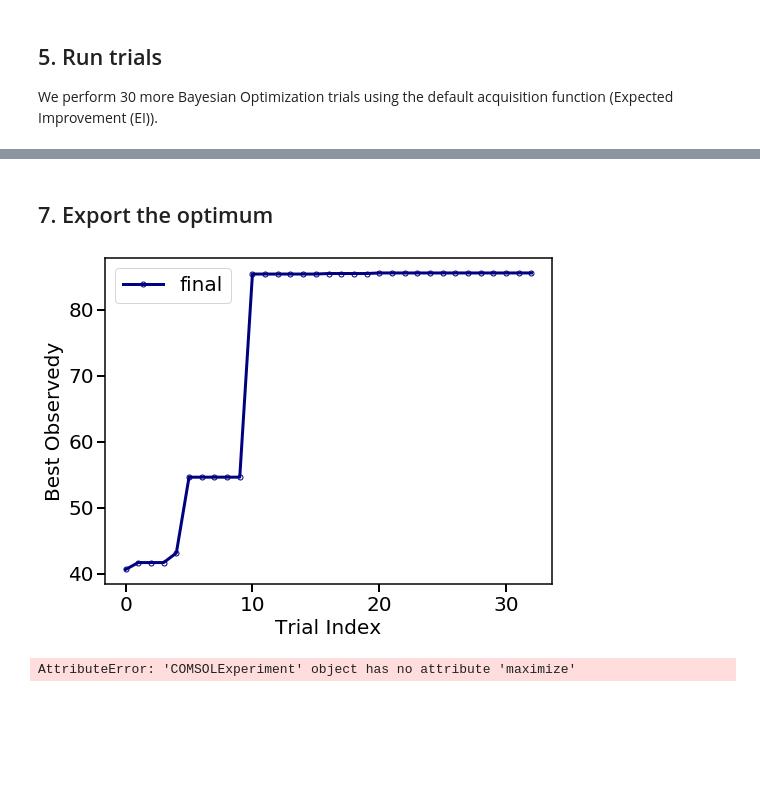
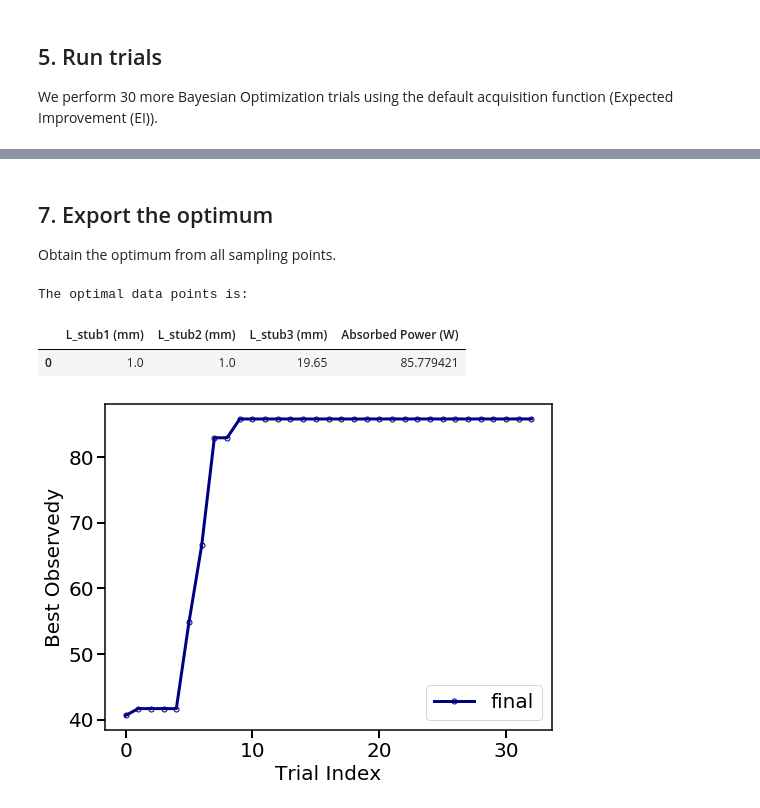
Before and after one commit to VlachosGroup/nextorch, a Jupyter notebook: examples/notebooks/08_Stub_tuner.ipynb, the cells around one changed output, grey strips where cells are left out. Drawn from its saved outputs; the diff is of its cells as text; code cells hidden in the pictures; blank space fills up the shorter version.

```diff
--- a/examples/notebooks/08_Stub_tuner.ipynb
+++ b/examples/notebooks/08_Stub_tuner.ipynb
@@ -154,12 +143,16 @@ Reponses at fixed x3, vary x1 and x2:
 # %% [markdown]
 ## 7. Export the optimum
+Obtain the optimum from all sampling points.
-# %%
-plotting.opt_per_trial_exp(exp_comsol)
-# %% [output]
-[figure, removed]
 # %%
+# Plot the optimum discovered in each trial
+plotting.opt_per_trial_exp(exp_comsol)
+# Extract optimum
 y_opt, X_opt, index_opt = exp_comsol.get_optim()
-data_opt = io.np_to_dataframe([X_opt, y_opt], X_names)
+data_opt = io.np_to_dataframe([X_opt, y_opt], var_names)
+print('The optimal data points is:'.format(i))
 display(data_opt)
 # %% [output]
-AttributeError: 'COMSOLExperiment' object has no attribute 'maximize'
+The optimal data points is:
+|  | L_stub1 (mm) | L_stub2 (mm) | L_stub3 (mm) | Absorbed Power (W) |
+| 0 | 1.0 | 1.0 | 19.65 | 85.779421 |
+[figure, added]
```
Also changed, not shown: parts of 5 cells of this notebook.
